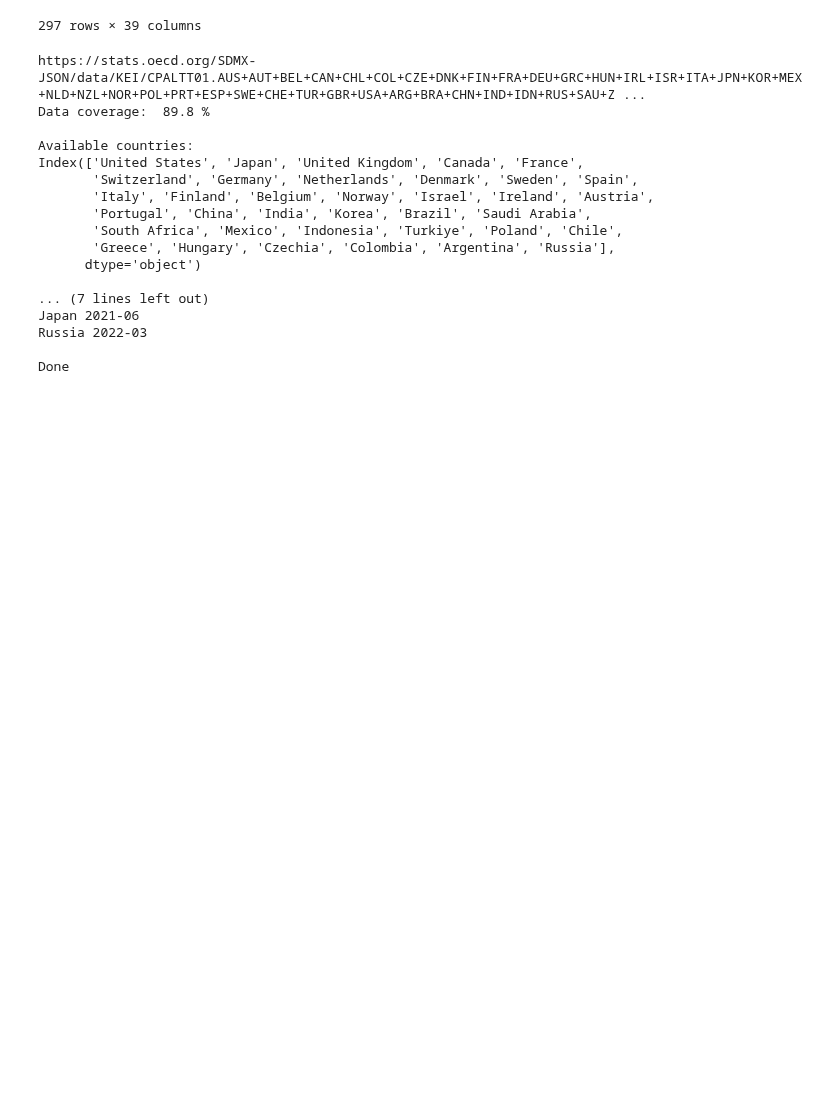
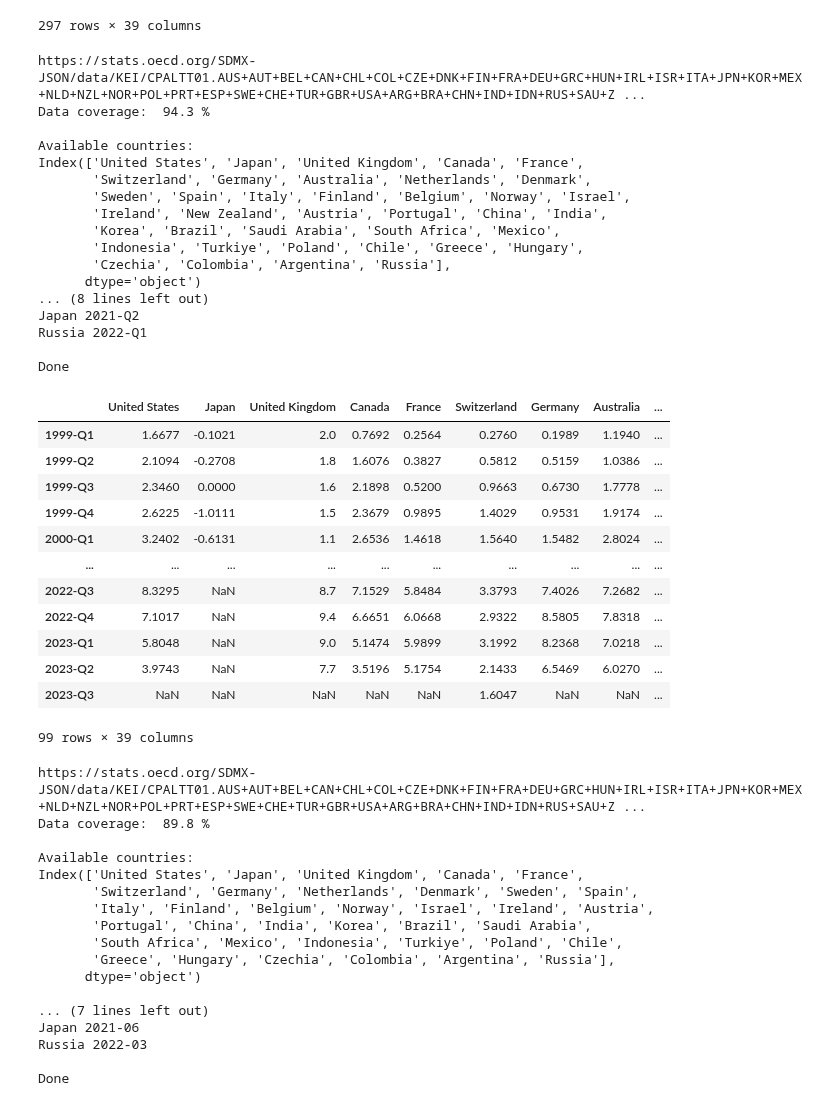
Before and after one commit to lharazin/TFM, a Jupyter notebook: Data/OECD_Stats/oecd_4_prices.ipynb, the cells around one changed output. Drawn from its saved outputs; the diff is of its cells as text; code cells hidden in the pictures; blank space fills up the shorter version.

```diff
--- a/Data/OECD_Stats/oecd_4_prices.ipynb
+++ b/Data/OECD_Stats/oecd_4_prices.ipynb
@@ -39,6 +39,45 @@ Done
 | 2023-08 | 3.6651 | NaN | 6.3 | 3.9974 | 4.8598 | 1.5543 | 6.1427 | NaN | ... |
 | 2023-09 | NaN | NaN | NaN | NaN | NaN | 1.6547 | NaN | NaN | ... |
 297 rows × 39 columns
+# %%
+indicator = 'KEI' # Key Short-Term Economic Indicators
+subject = 'CPALTT01' # Consumer Prices - Annual inflation
+measure = 'GY' # Growth on the same period of the previous year
+freq = 'Q' # Quaterly
+df = get_oecd_data(indicator, subject, measure, freq,
+                   'Inflation Rate Q')
+df
+# %% [output]
+https://stats.oecd.org/SDMX-JSON/data/KEI/CPALTT01.AUS+AUT+BEL+CAN+CHL+COL+CZE+DNK+FIN+FRA+DEU+GRC+HUN+IRL+ISR+ITA+JPN+KOR+MEX+NLD+NZL+NOR+POL+PRT+ESP+SWE+CHE+TUR+GBR+USA+ARG+BRA+CHN+IND+IDN+RUS+SAU+Z ...
+Data coverage:  94.3 %
+
+Available countries:
+Index(['United States', 'Japan', 'United Kingdom', 'Canada', 'France',
+       'Switzerland', 'Germany', 'Australia', 'Netherlands', 'Denmark',
+       'Sweden', 'Spain', 'Italy', 'Finland', 'Belgium', 'Norway', 'Israel',
+       'Ireland', 'New Zealand', 'Austria', 'Portugal', 'China', 'India',
+       'Korea', 'Brazil', 'Saudi Arabia', 'South Africa', 'Mexico',
+       'Indonesia', 'Turkiye', 'Poland', 'Chile', 'Greece', 'Hungary',
+       'Czechia', 'Colombia', 'Argentina', 'Russia'],
+      dtype='object')
+... (8 lines left out)
+Japan 2021-Q2
+Russia 2022-Q1
+
+Done
+|  | United States | Japan | United Kingdom | Canada | France | Switzerland | Germany | Australia | ... |
+| 1999-Q1 | 1.6677 | -0.1021 | 2.0 | 0.7692 | 0.2564 | 0.2760 | 0.1989 | 1.1940 | ... |
+| 1999-Q2 | 2.1094 | -0.2708 | 1.8 | 1.6076 | 0.3827 | 0.5812 | 0.5159 | 1.0386 | ... |
+| 1999-Q3 | 2.3460 | 0.0000 | 1.6 | 2.1898 | 0.5200 | 0.9663 | 0.6730 | 1.7778 | ... |
+| 1999-Q4 | 2.6225 | -1.0111 | 1.5 | 2.3679 | 0.9895 | 1.4029 | 0.9531 | 1.9174 | ... |
+| 2000-Q1 | 3.2402 | -0.6131 | 1.1 | 2.6536 | 1.4618 | 1.5640 | 1.5482 | 2.8024 | ... |
+| ... | ... | ... | ... | ... | ... | ... | ... | ... | ... |
+| 2022-Q3 | 8.3295 | NaN | 8.7 | 7.1529 | 5.8484 | 3.3793 | 7.4026 | 7.2682 | ... |
+| 2022-Q4 | 7.1017 | NaN | 9.4 | 6.6651 | 6.0668 | 2.9322 | 8.5805 | 7.8318 | ... |
+| 2023-Q1 | 5.8048 | NaN | 9.0 | 5.1474 | 5.9899 | 3.1992 | 8.2368 | 7.0218 | ... |
+| 2023-Q2 | 3.9743 | NaN | 7.7 | 3.5196 | 5.1754 | 2.1433 | 6.5469 | 6.0270 | ... |
+| 2023-Q3 | NaN | NaN | NaN | NaN | NaN | 1.6047 | NaN | NaN | ... |
+99 rows × 39 columns
 # %%
 indicator = 'KEI' # Key Short-Term Economic Indicators
 subject = 'CPALTT01' # Consumer Prices - Annual inflation
```
Also changed, not shown: 7 other files.
